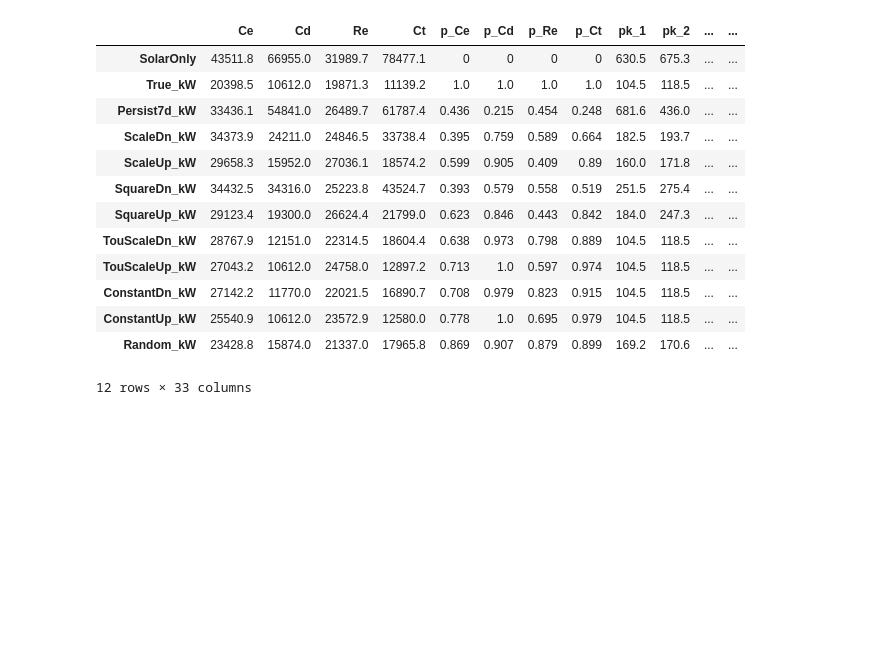
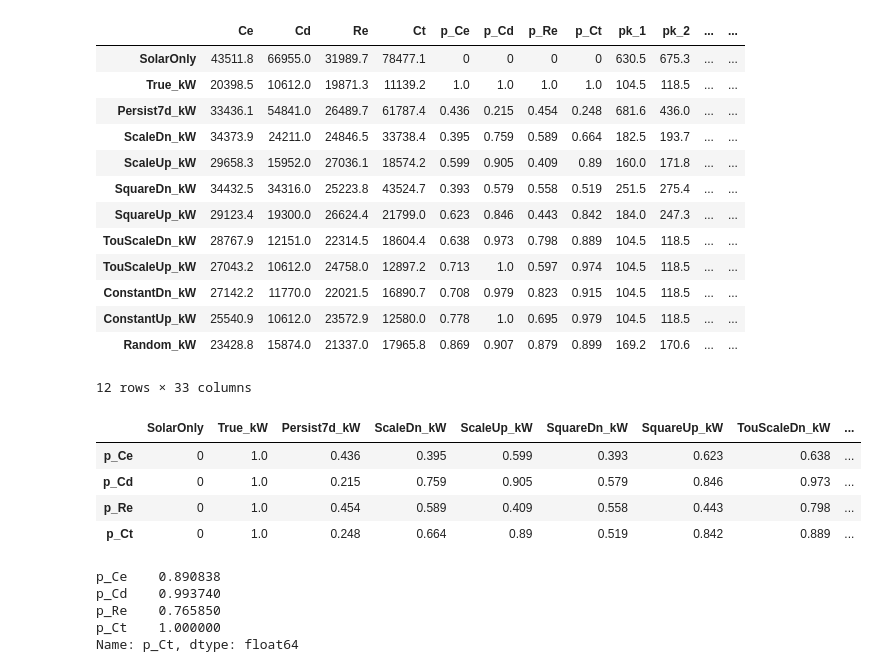
Before and after one commit to woodjmichael/Bifacial-solar-and-peakshaving, a Jupyter notebook: REopt.ipynb, the cells around one changed output. Drawn from its saved outputs; the diff is of its cells as text; code cells hidden in the pictures; blank space fills up the shorter version.

```diff
--- a/REopt.ipynb
+++ b/REopt.ipynb
@@ -343,3 +391,19 @@ r
 | ConstantUp_kW | 25540.9 | 10612.0 | 23572.9 | 12580.0 | 0.778 | 1.0 | 0.695 | 0.979 | 104.5 | 118.5 | ... | ... |
 | Random_kW | 23428.8 | 15874.0 | 21337.0 | 17965.8 | 0.869 | 0.907 | 0.879 | 0.899 | 169.2 | 170.6 | ... | ... |
 12 rows × 33 columns
+# %%
+r[['p_Ce','p_Cd','p_Re','p_Ct']].T
+# %% [output]
+|  | SolarOnly | True_kW | Persist7d_kW | ScaleDn_kW | ScaleUp_kW | SquareDn_kW | SquareUp_kW | TouScaleDn_kW | ... |
+| p_Ce | 0 | 1.0 | 0.436 | 0.395 | 0.599 | 0.393 | 0.623 | 0.638 | ... |
+| p_Cd | 0 | 1.0 | 0.215 | 0.759 | 0.905 | 0.579 | 0.846 | 0.973 | ... |
+| p_Re | 0 | 1.0 | 0.454 | 0.589 | 0.409 | 0.558 | 0.443 | 0.798 | ... |
+| p_Ct | 0 | 1.0 | 0.248 | 0.664 | 0.89 | 0.519 | 0.842 | 0.889 | ... |
+# %%
+r[['p_Ce','p_Cd','p_Re','p_Ct']].corr()['p_Ct']
+# %% [output]
+p_Ce    0.890838
+p_Cd    0.993740
+p_Re    0.765850
+p_Ct    1.000000
+Name: p_Ct, dtype: float64
```
Also changed, not shown: parts of 9 cells of this notebook, 1 other file.
